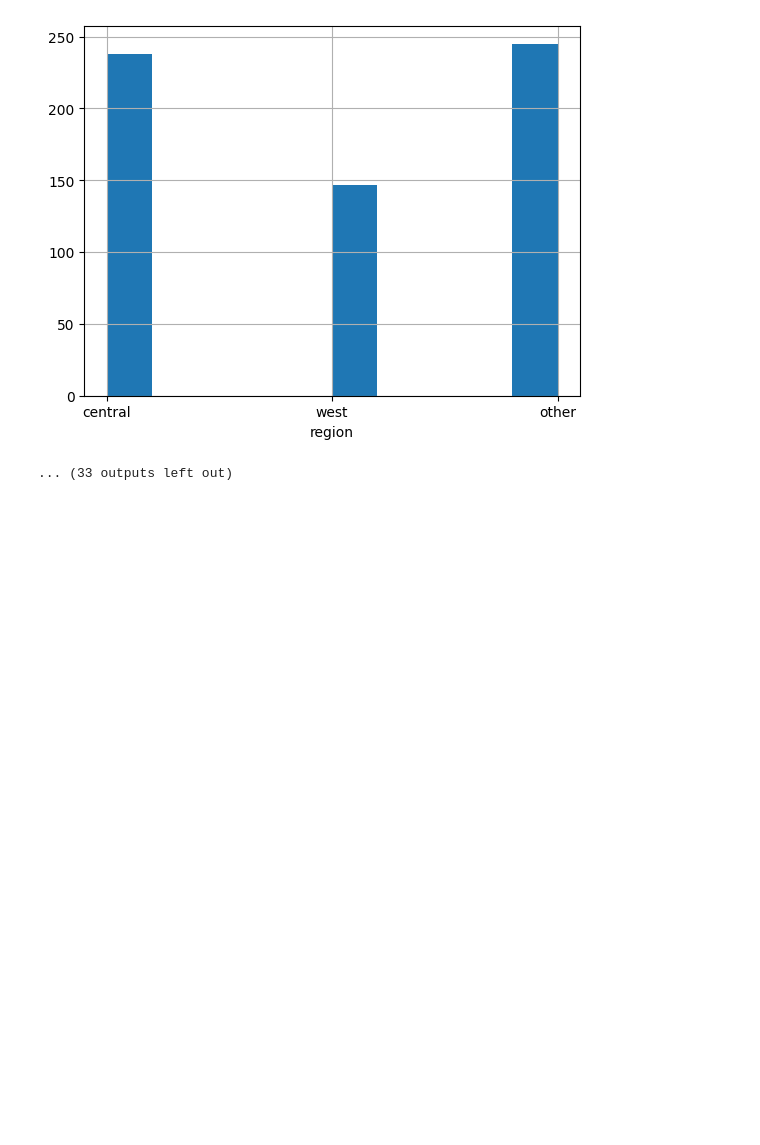
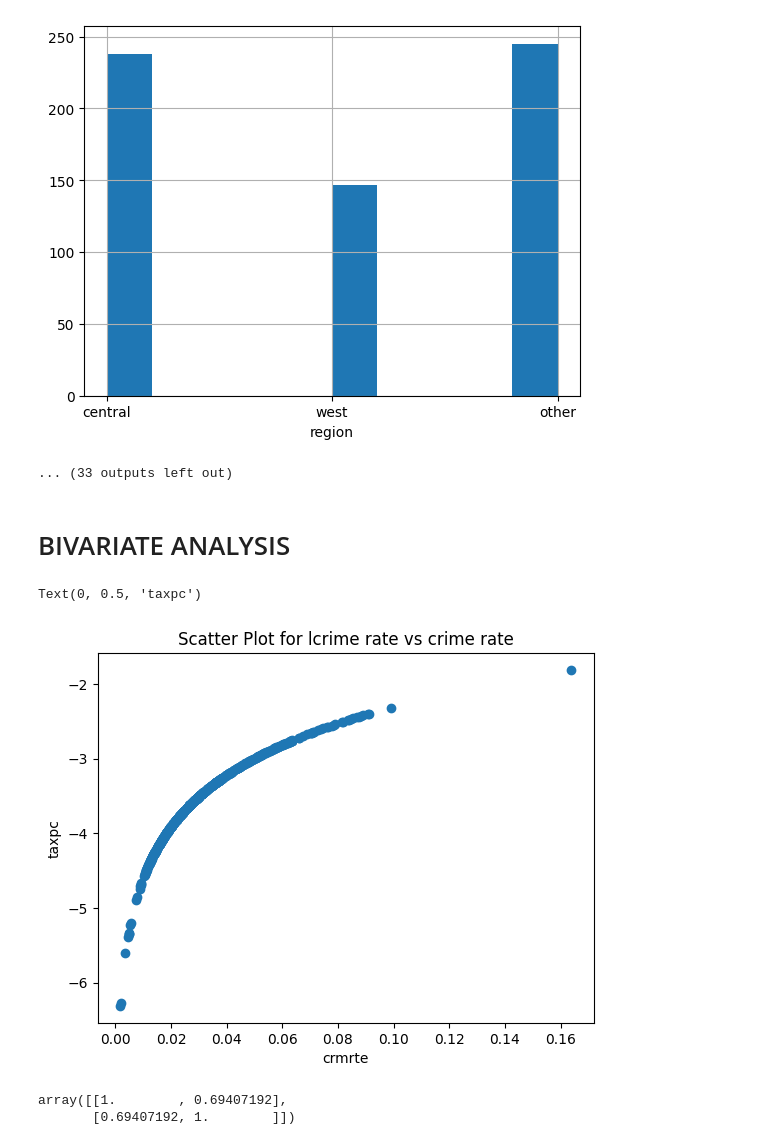
Before and after one commit to RohithParahmesh/Crime_Report_Data_Anlysis, a Jupyter notebook: 21BCE0525.ipynb, the cells around one changed output. Drawn from its saved outputs; the diff is of its cells as text; code cells hidden in the pictures; blank space fills up the shorter version.

```diff
--- a/21BCE0525.ipynb
+++ b/21BCE0525.ipynb
@@ -102,3 +109,18 @@ for col in df.columns:
 [figure]
 [figure]
 ... (33 outputs left out)
+# %% [markdown]
+# BIVARIATE ANALYSIS
+# %%
+plt.scatter(df["crmrte"], df["lcrmrte"])
+plt.title("Scatter Plot for lcrime rate vs crime rate")
+plt.xlabel("crmrte")
+plt.ylabel("taxpc")
+# %% [output]
+Text(0, 0.5, 'taxpc')
+[figure, added]
+# %%
+np.corrcoef(df["density"], df["crmrte"])
+# %% [output]
+array([[1.        , 0.69407192],
+       [0.69407192, 1.        ]])
```
Also changed, not shown: parts of 12 cells of this notebook.
